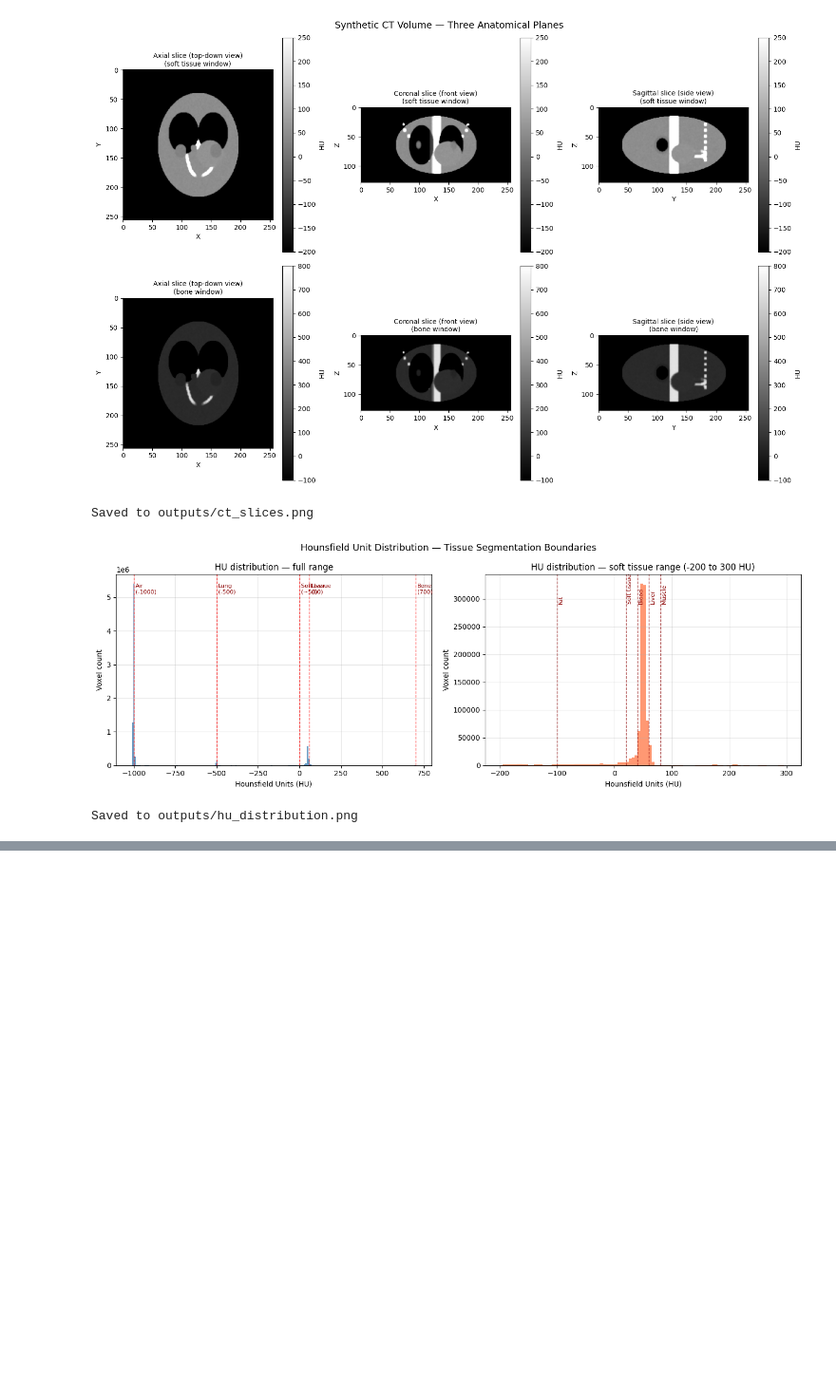
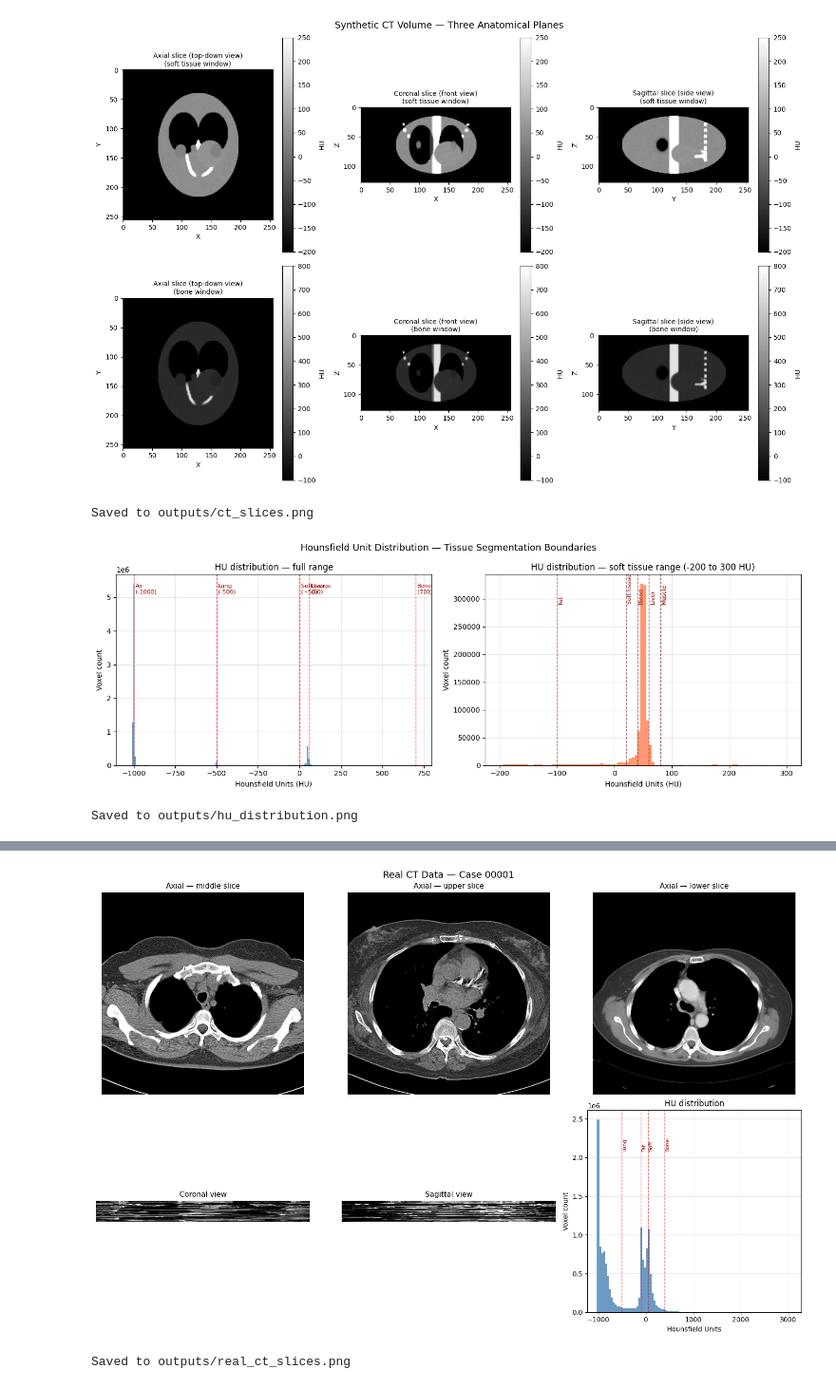
Before and after one commit to Hidaayet/ct-organ-reconstruction, a Jupyter notebook: notebooks/01_data_exploration.ipynb, the cells around one changed output, grey strips where cells are left out. Shown at 95% size. Drawn from its saved outputs; the diff is of its cells as text; code cells hidden in the pictures; blank space fills up the shorter version.

Commit message:
add real CT data exploration — DICOM loading and visualization

```diff
--- a/notebooks/01_data_exploration.ipynb
+++ b/notebooks/01_data_exploration.ipynb
@@ -196,0 +291,18 @@ Saved to outputs/hu_distribution.png
+# %%
+# get all slices from case 00001
+case_mask = df['case'] == '00001'
+case_indices = df[case_mask].index.tolist()
+
+print(f"Case 00001: {len(case_indices)} slices")
+
+# stack into 3D volume
+slices = [images[i] for i in case_indices]
+volume_real = np.stack(slices, axis=0).astype(np.float32)
+
+print(f"Volume shape: {volume_real.shape}")
+print(f"HU range: {volume_real.min():.1f} to {volume_real.max():.1f}")
+print(f"Memory: {volume_real.nbytes/1024**2:.1f} MB")
+
+# save for use in other notebooks
+np.save('../data/real_volume.npy', volume_real)
+print("\nSaved to data/real_volume.npy")
@@ -196,0 +358,49 @@ Saved to outputs/hu_distribution.png
+# %%
+import numpy as np
+import matplotlib.pyplot as plt
+
+# reload the real volume
+volume_real = np.load('../data/real_volume.npy')
+
+fig, axes = plt.subplots(2, 3, figsize=(15, 10))
+
+mid_z = volume_real.shape[0] // 2
+
+views = [
+    (volume_real[mid_z],      "Axial — middle slice"),
+    (volume_real[mid_z-10],   "Axial — upper slice"),
+    (volume_real[mid_z+10],   "Axial — lower slice"),
+    (volume_real[:, 256, :],  "Coronal view"),
+    (volume_real[:, :, 256],  "Sagittal view"),
+]
+
+for idx, (slice_data, title) in enumerate(views):
+    row, col = idx // 3, idx % 3
+    ax = axes[row, col]
+    ax.imshow(slice_data, cmap='gray', vmin=-200, vmax=300,
+              aspect='equal', origin='upper')
+    ax.set_title(title, fontsize=11)
+    ax.axis('off')
+
+# HU histogram
+axes[1, 2].hist(volume_real.flatten(), bins=100,
+                color='steelblue', edgecolor='none', alpha=0.8)
+axes[1, 2].set_title('HU distribution')
+axes[1, 2].set_xlabel('Hounsfield Units')
+axes[1, 2].set_ylabel('Voxel count')
+axes[1, 2].grid(alpha=0.3)
+for hu, label in [(-500,'Lung'),(-100,'Fat'),(50,'Soft'),(400,'Bone')]:
+    axes[1, 2].axvline(x=hu, color='red', linestyle='--',
+                       alpha=0.7, linewidth=1)
+    axes[1, 2].text(hu+10, axes[1,2].get_ylim()[1]*0.8,
+                    label, fontsize=8, color='darkred', rotation=90)
+
+plt.suptitle('Real CT Data — Case 00001', fontsize=14)
+plt.tight_layout()
+plt.savefig('../outputs/real_ct_slices.png',
+            dpi=150, bbox_inches='tight')
+plt.show()
+print("Saved to outputs/real_ct_slices.png")
+# %% [output]
+[figure, added]
+Saved to outputs/real_ct_slices.png
```
Also changed, not shown: parts of 6 cells of this notebook, 2 other files.
